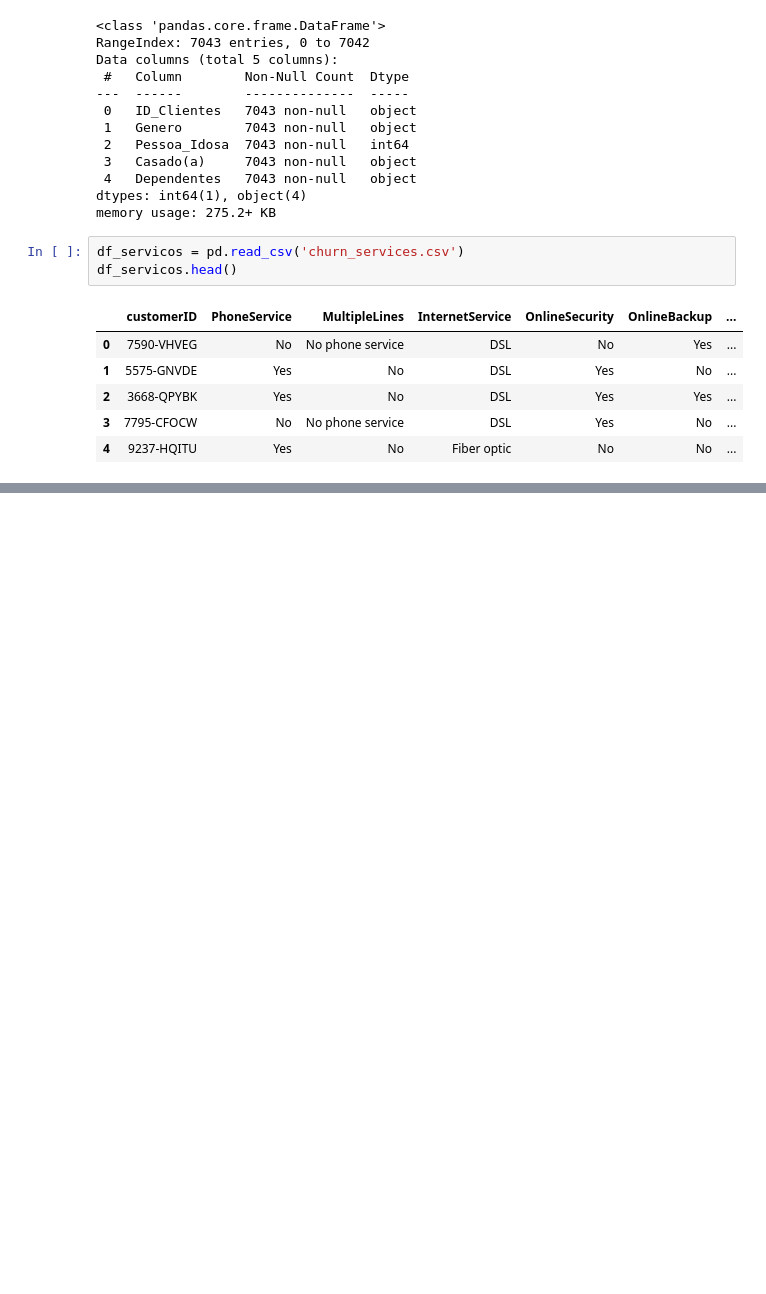
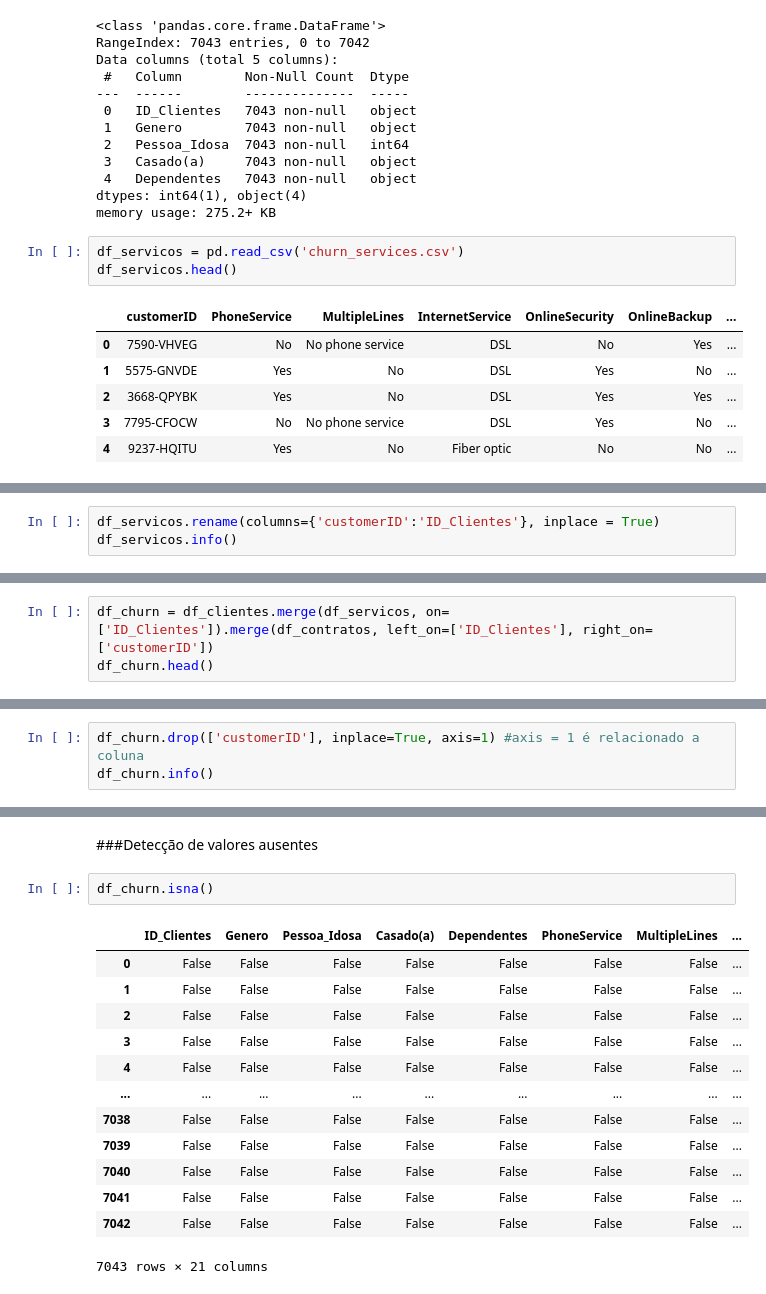
Before and after one commit to leandroclv/Analise_Dados_Python_Panda, a Jupyter notebook: analise_exploratoria dos dados/preparando_os_dados.ipynb, the cells around one changed output, grey strips where cells are left out. Drawn from its saved outputs; the diff is of its cells as text; blank space fills up the shorter version.

```diff
--- a/analise_exploratoria dos dados/preparando_os_dados.ipynb
+++ b/analise_exploratoria dos dados/preparando_os_dados.ipynb
@@ -204,0 +219,3 @@ df_servicos.head()
+# %%
+df_servicos.rename(columns={'customerID':'ID_Clientes'}, inplace = True)
+df_servicos.info()
@@ -204,0 +291,3 @@ df_servicos.head()
+# %%
+df_churn = df_clientes.merge(df_servicos, on=['ID_Clientes']).merge(df_contratos, left_on=['ID_Clientes'], right_on=['customerID'])
+df_churn.head()
@@ -204,0 +322,3 @@ df_servicos.head()
+# %%
+df_churn.drop(['customerID'], inplace=True, axis=1) #axis = 1 é relacionado a coluna
+df_churn.info()
@@ -204,0 +343,18 @@ df_servicos.head()
+# %% [markdown]
+###Detecção de valores ausentes
+# %%
+df_churn.isna()
+# %% [output]
+|  | ID_Clientes | Genero | Pessoa_Idosa | Casado(a) | Dependentes | PhoneService | MultipleLines | ... |
+| 0 | False | False | False | False | False | False | False | ... |
+| 1 | False | False | False | False | False | False | False | ... |
+| 2 | False | False | False | False | False | False | False | ... |
+| 3 | False | False | False | False | False | False | False | ... |
+| 4 | False | False | False | False | False | False | False | ... |
+| ... | ... | ... | ... | ... | ... | ... | ... | ... |
+| 7038 | False | False | False | False | False | False | False | ... |
+| 7039 | False | False | False | False | False | False | False | ... |
+| 7040 | False | False | False | False | False | False | False | ... |
+| 7041 | False | False | False | False | False | False | False | ... |
+| 7042 | False | False | False | False | False | False | False | ... |
+7043 rows × 21 columns
```
Also changed, not shown: parts of 23 cells of this notebook.
